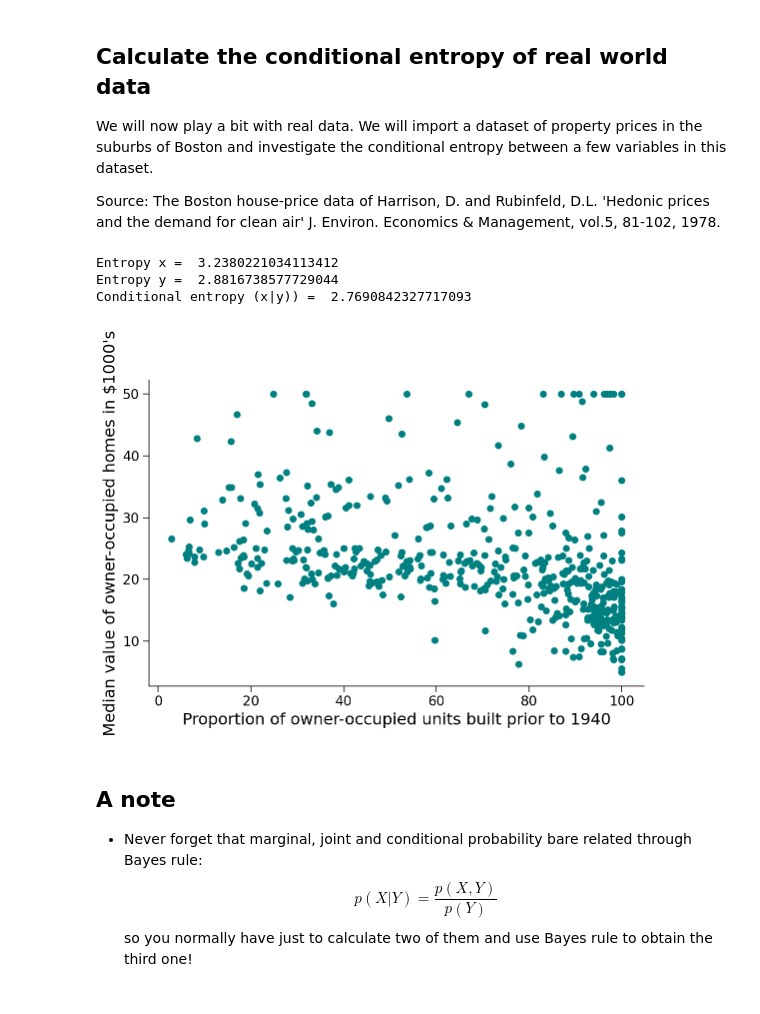
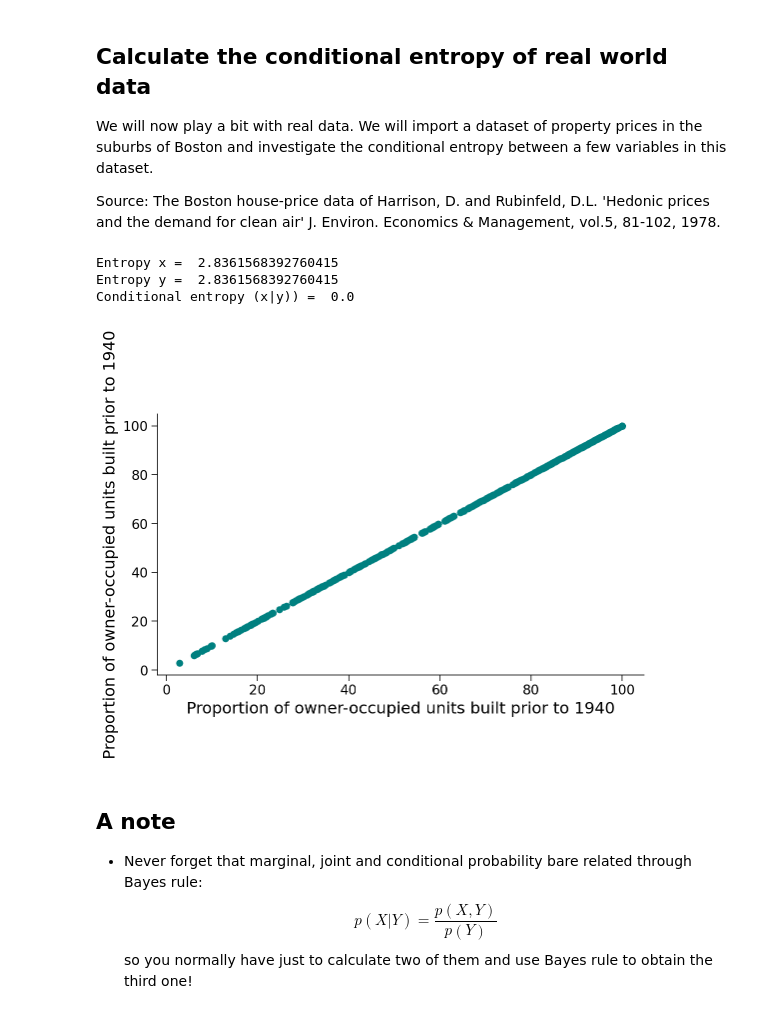
Before and after one commit to rmaffulli/MI_tutorial, a Jupyter notebook: MI_tutorial.ipynb, the cells around one changed output. Saved outputs shown, nothing was run; the diff lists cells and outputs as text; code cells hidden in the pictures.

```diff
--- a/MI_tutorial.ipynb
+++ b/MI_tutorial.ipynb
@@ -53,8 +53,8 @@ plt.style.use("https://raw.githubusercontent.com/rmaffulli/MI_tutorial/main/figu
 #@title Helper functions
 def bin_data(data,nbins,mode):
   if mode == 'eqspace':
-    bins = np.linspace(np.min(data),np.max(data),nbins+1)
-    data_binned = np.digitize(data,bins)
+    bins = np.linspace(np.min(data)-0.1,np.max(data)+0.1,nbins+1)
+    data_binned = np.digitize(data,bins,right=True)
   return data_binned
 # %% [markdown]
 ---
@@ -161,12 +161,12 @@ Correct! the value of entropy(x) is: 1.0
 #@title Entropy of a Gaussian random variable { run: "auto" }
 mean = 4 #@param {type:"slider", min:-5, max:5, step:1}
 std = 14 #@param {type:"slider", min:0.5, max:20, step:0.5}
-trials = 100 #@param {type:"slider", min:100, max:100000, step:100}
+trials = 72900 #@param {type:"slider", min:100, max:100000, step:100}
 
 x = np.random.normal(mean,std,trials)
 bins = np.linspace(mean-100,mean+100,1000)
 x_binned = np.zeros_like(bins)
-for i in np.digitize(x,bins):
+for i in np.digitize(x,bins,right=True):
   x_binned[i-1] += 1
 p_x = x_binned/sum(x_binned)
 _ = plt.plot(bins,p_x,color='teal')
@@ -258,36 +258,36 @@ Source: The Boston house-price data of Harrison, D. and Rubinfeld, D.L. 'Hedonic
 # %%
 #@title {run: "auto" }
 x_var = "age" #@param ["crim", "nox", "ptratio", "age", "medv"]
-y_var = "medv" #@param ["crim", "nox", "ptratio", "age", "medv"]
+y_var = "age" #@param ["crim", "nox", "ptratio", "age", "medv"]
 axis_labels = {
     "crim":"Per capita crime rate by town",
     "nox":"Nitric oxides concentration (parts per 10 million)",
     "ptratio":"Pupil-teacher ratio by town",
     "age":"Proportion of owner-occupied units built prior to 1940",
     "medv":"Median value of owner-occupied homes in $1000's"
 }
 # Import data
 imported_data = data('Boston')
 x = imported_data[x_var]
 y = imported_data[y_var]
 
 # bin data
-x_binned = bin_data(x,10,'eqspaced')
-y_binned = bin_data(y,10,'eqspaced')
+x_binned = bin_data(x,10,'eqspace')
+y_binned = bin_data(y,10,'eqspace')
 
 plt.scatter(x,y,color='teal')
 plt.xlabel(axis_labels[x_var])
 plt.ylabel(axis_labels[y_var])
 
 print("Entropy x = ", entropy(x_binned))
 print("Entropy y = ", entropy(y_binned))
 print("Conditional entropy (x|y)) =  "
  + str(conditional_entropy(x_binned,y_binned)))
 # %% [output]
-Entropy x =  3.2380221034113412
-Entropy y =  2.8816738577729044
-Conditional entropy (x|y)) =  2.7690842327717093
+Entropy x =  2.8361568392760415
+Entropy y =  2.8361568392760415
+Conditional entropy (x|y)) =  0.0
-[figure, old version]
+[figure, new version]
 # %% [markdown]
 ## A note
 - Never forget that marginal, joint and conditional probability bare related through Bayes rule: $$ p(X|Y) = \frac{p(X,Y)}{p(Y)} $$
```
Also changed, not shown: parts of 7 cells of this notebook.
